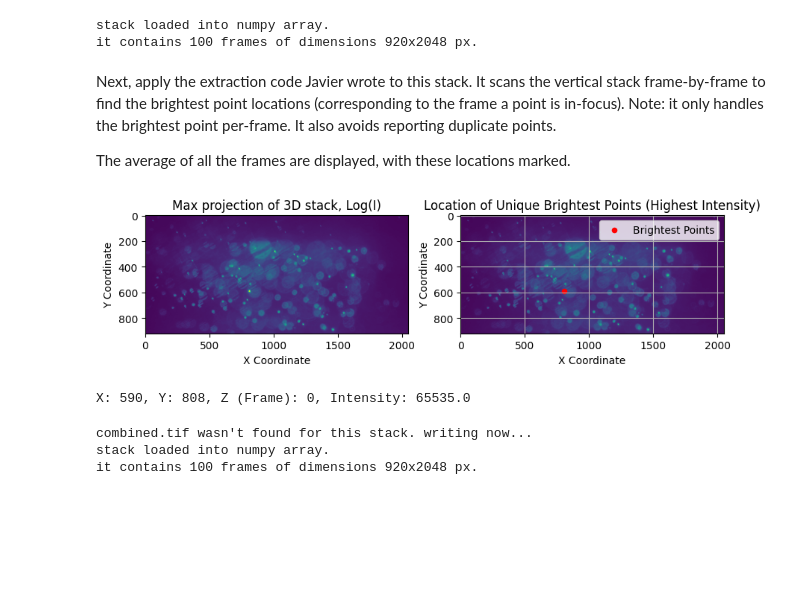
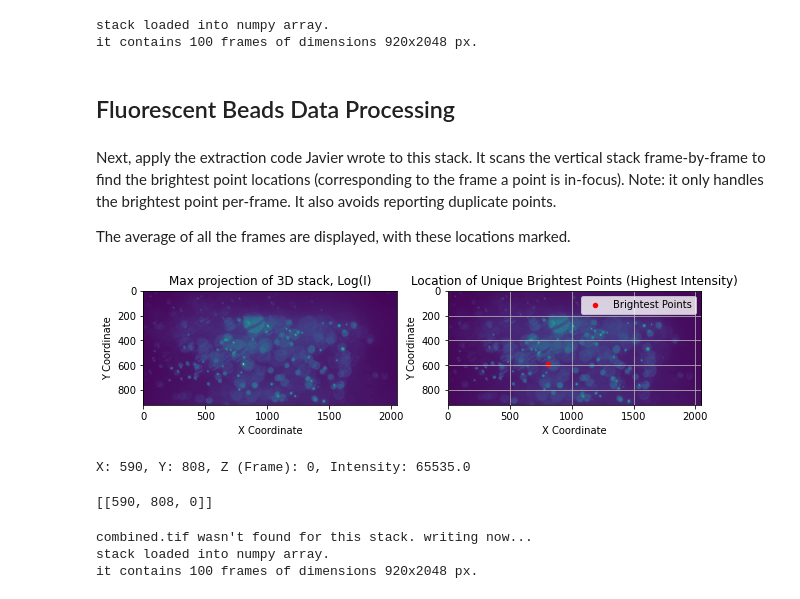
Before and after one commit to sarumanplaysguitar/microscope-3d-imaging, a Jupyter notebook: reconstruction/data_processing/scan_point_extraction.ipynb, the cells around one changed output. Cells and saved outputs as stored; diff of their text form; code cells hidden in the pictures; blank space fills up the shorter version.

```diff
--- a/reconstruction/data_processing/scan_point_extraction.ipynb
+++ b/reconstruction/data_processing/scan_point_extraction.ipynb
@@ -73,10 +73,12 @@ def stack_loader(path):
 # %% [markdown]
 Testing on first stack. (1/5 total)
 # %%
-stack1_array = stack_loader("D:/hella_data/beads120523/stack1")
+stack1_array = stack_loader("F:/hella_data/beads120523/stack1")
 # %% [output]
 stack loaded into numpy array.
 it contains 100 frames of dimensions 920x2048 px.
+# %% [markdown]
+## Fluorescent Beads Data Processing
 # %% [markdown]
 Next, apply the extraction code Javier wrote to this stack. It scans the vertical stack frame-by-frame to find the brightest point locations (corresponding to the frame a point is in-focus). Note: it only handles the brightest point per-frame. It also avoids reporting duplicate points.
 
@@ -161,11 +163,21 @@ def get_point_locations(stack_array):
   # Show the plot
   plt.show()
 
+  # Array to return
+  bead_psf_locations_arr = [];
+
   # Print the (x, y, z, intensity) coordinates of the retained points
   for x, y, z, intensity in zip(x_coords, y_coords, z_coords, intensity_values):
       print(f"X: {x}, Y: {y}, Z (Frame): {z}, Intensity: {intensity}")
+      bead_psf_locations_arr.append([x, y, z])
+
+  return bead_psf_locations_arr
-# %%
-get_point_locations(stack1_array)
-# %% [output]
-[figure, removed]
-X: 590, Y: 808, Z (Frame): 0, Intensity: 65535.0
+# %%
+stack1_psf_locations = get_point_locations(stack1_array)
+# %% [output]
+[figure, added]
+X: 590, Y: 808, Z (Frame): 0, Intensity: 65535.0
+# %%
+stack1_psf_locations
+# %% [output]
+[[590, 808, 0]]
```
Also changed, not shown: parts of 28 cells of this notebook, 5 other files.
